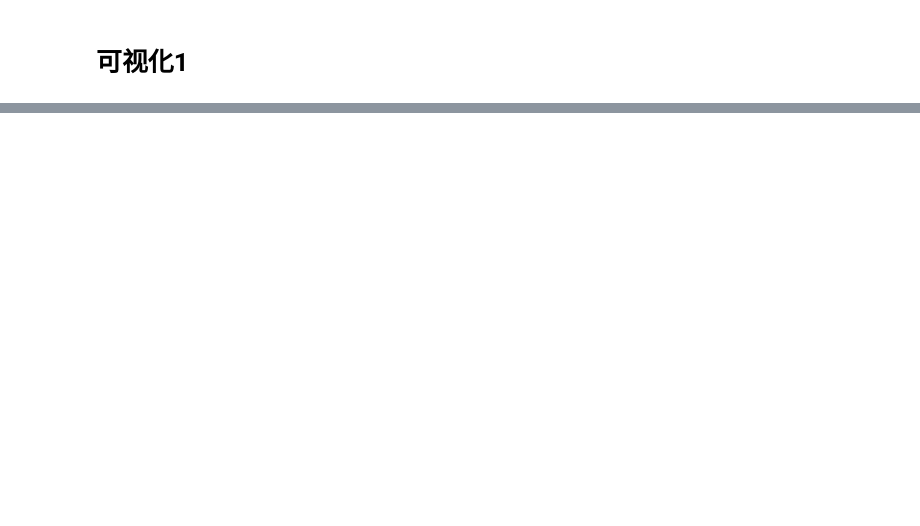
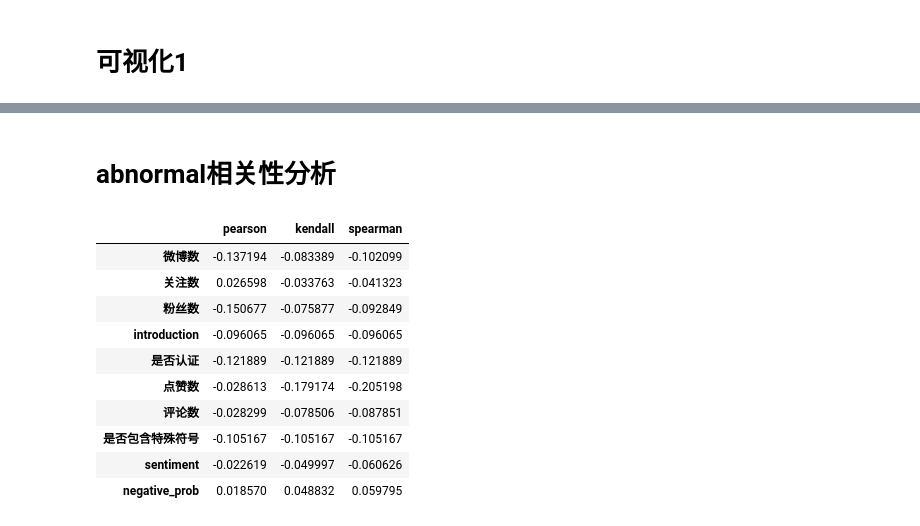
Before and after one commit to DanielZhangyc/DineOptimizer, a Jupyter notebook: src/visualization/visualization.ipynb, the cells around one changed output, grey strips where cells are left out. Cells and saved outputs as stored; diff of their text form; code cells hidden in the pictures; blank space fills up the shorter version.

```diff
--- a/src/visualization/visualization.ipynb
+++ b/src/visualization/visualization.ipynb
@@ -44,0 +52,23 @@ plt.show()
+# %% [markdown]
+# abnormal相关性分析
+# %%
+tdata = data.copy()
+corrs = pd.DataFrame()
+
+corrs["pearson"] = tdata.corr(method="pearson")["abnormal"]
+corrs["kendall"] = tdata.corr(method="kendall")["abnormal"]
+corrs["spearman"] = tdata.corr(method="spearman")["abnormal"]
+corrs.drop(index="abnormal", inplace=True)
+corrs
+# %% [output]
+|  | pearson | kendall | spearman |
+| 微博数 | -0.137194 | -0.083389 | -0.102099 |
+| 关注数 | 0.026598 | -0.033763 | -0.041323 |
+| 粉丝数 | -0.150677 | -0.075877 | -0.092849 |
+| introduction | -0.096065 | -0.096065 | -0.096065 |
+| 是否认证 | -0.121889 | -0.121889 | -0.121889 |
+| 点赞数 | -0.028613 | -0.179174 | -0.205198 |
+| 评论数 | -0.028299 | -0.078506 | -0.087851 |
+| 是否包含特殊符号 | -0.105167 | -0.105167 | -0.105167 |
+| sentiment | -0.022619 | -0.049997 | -0.060626 |
+| negative_prob | 0.018570 | 0.048832 | 0.059795 |
```
Also changed, not shown: parts of 6 cells of this notebook.
